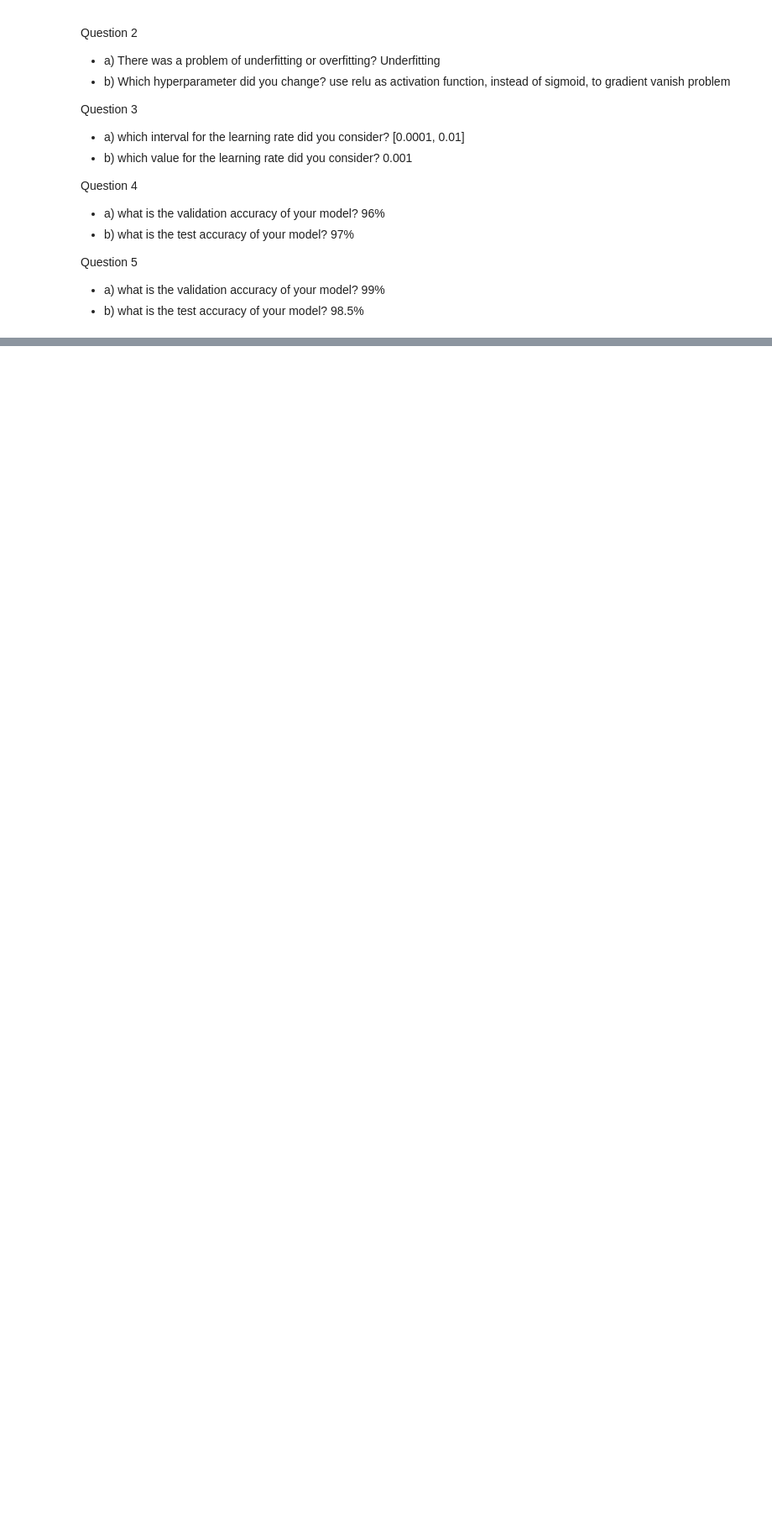
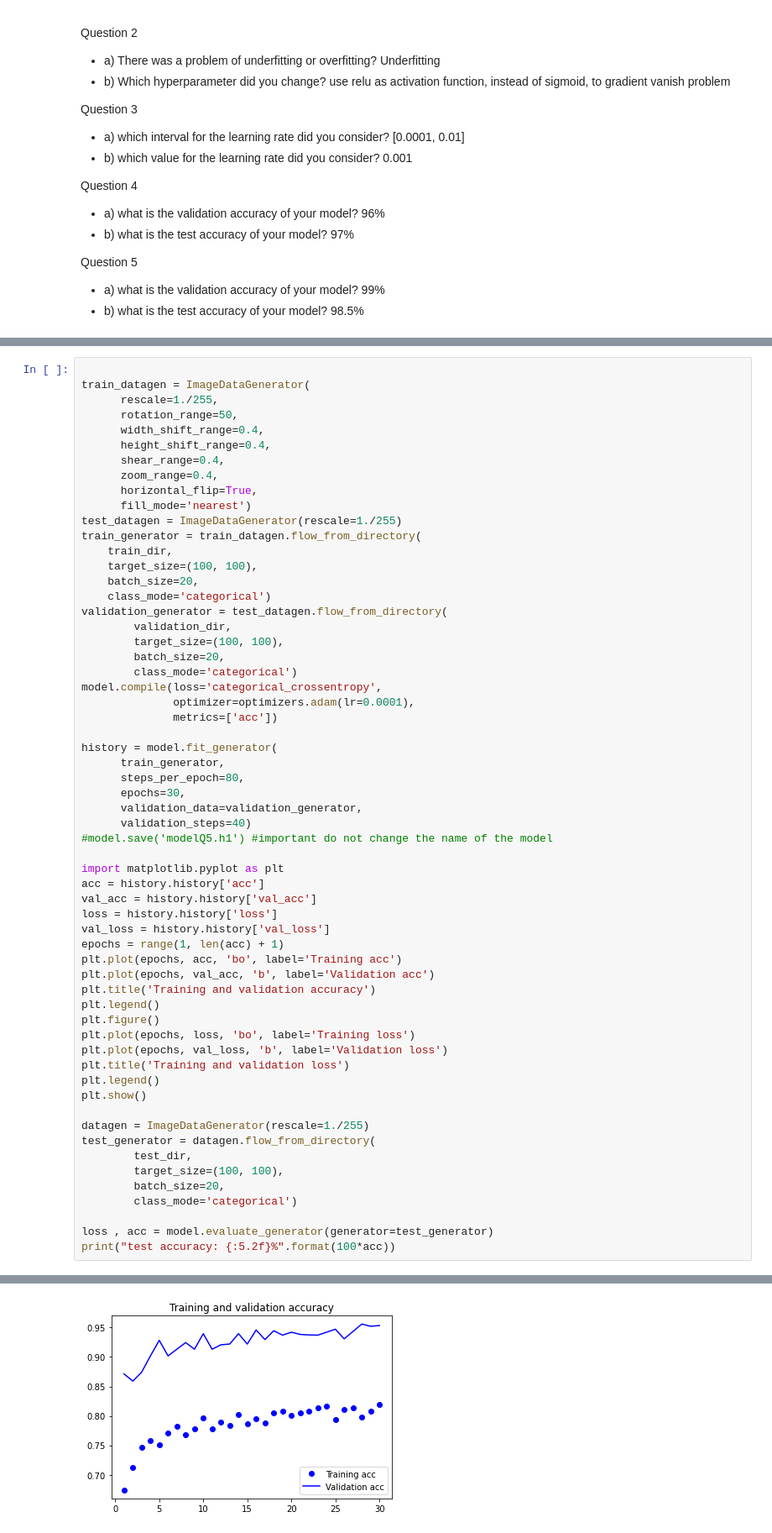
Before and after one commit to dengcfei/deeplearning, a Jupyter notebook: skeletonAssignment1.ipynb, the cells around one changed output, grey strips where cells are left out. Shown: that part at 84% size. Drawn from its saved outputs; the diff is of its cells as text; blank space fills up the shorter version.

```diff
--- a/skeletonAssignment1.ipynb
+++ b/skeletonAssignment1.ipynb
@@ -659,0 +700,61 @@ Question 5
+# %%
+
+train_datagen = ImageDataGenerator(
+      rescale=1./255,
+      rotation_range=50,
+      width_shift_range=0.4,
+      height_shift_range=0.4,
+      shear_range=0.4,
+      zoom_range=0.4,
+      horizontal_flip=True,
+      fill_mode='nearest')
+test_datagen = ImageDataGenerator(rescale=1./255)
+train_generator = train_datagen.flow_from_directory(
+    train_dir,
+    target_size=(100, 100),
+    batch_size=20,
+    class_mode='categorical')
+validation_generator = test_datagen.flow_from_directory(
+        validation_dir,
+        target_size=(100, 100),
+        batch_size=20,
+        class_mode='categorical')
+model.compile(loss='categorical_crossentropy',
+              optimizer=optimizers.adam(lr=0.0001),
+              metrics=['acc'])
+
+history = model.fit_generator(
+      train_generator,
+      steps_per_epoch=80,
+      epochs=30,
+      validation_data=validation_generator,
+      validation_steps=40)
+#model.save('modelQ5.h1') #important do not change the name of the model
+
+import matplotlib.pyplot as plt
+acc = history.history['acc']
+val_acc = history.history['val_acc']
+loss = history.history['loss']
+val_loss = history.history['val_loss']
+epochs = range(1, len(acc) + 1)
+plt.plot(epochs, acc, 'bo', label='Training acc')
+plt.plot(epochs, val_acc, 'b', label='Validation acc')
+plt.title('Training and validation accuracy')
+plt.legend()
+plt.figure()
+plt.plot(epochs, loss, 'bo', label='Training loss')
+plt.plot(epochs, val_loss, 'b', label='Validation loss')
+plt.title('Training and validation loss')
+plt.legend()
+plt.show()
+
+datagen = ImageDataGenerator(rescale=1./255)
+test_generator = datagen.flow_from_directory(
+        test_dir,
+        target_size=(100, 100),
+        batch_size=20,
+        class_mode='categorical')
+
+loss , acc = model.evaluate_generator(generator=test_generator)
+print("test accuracy: {:5.2f}%".format(100*acc))
+# %% [output]
@@ -659,0 +778 @@ Question 5
+[figure, added]
```
Also changed, not shown: parts of 2 cells of this notebook.
